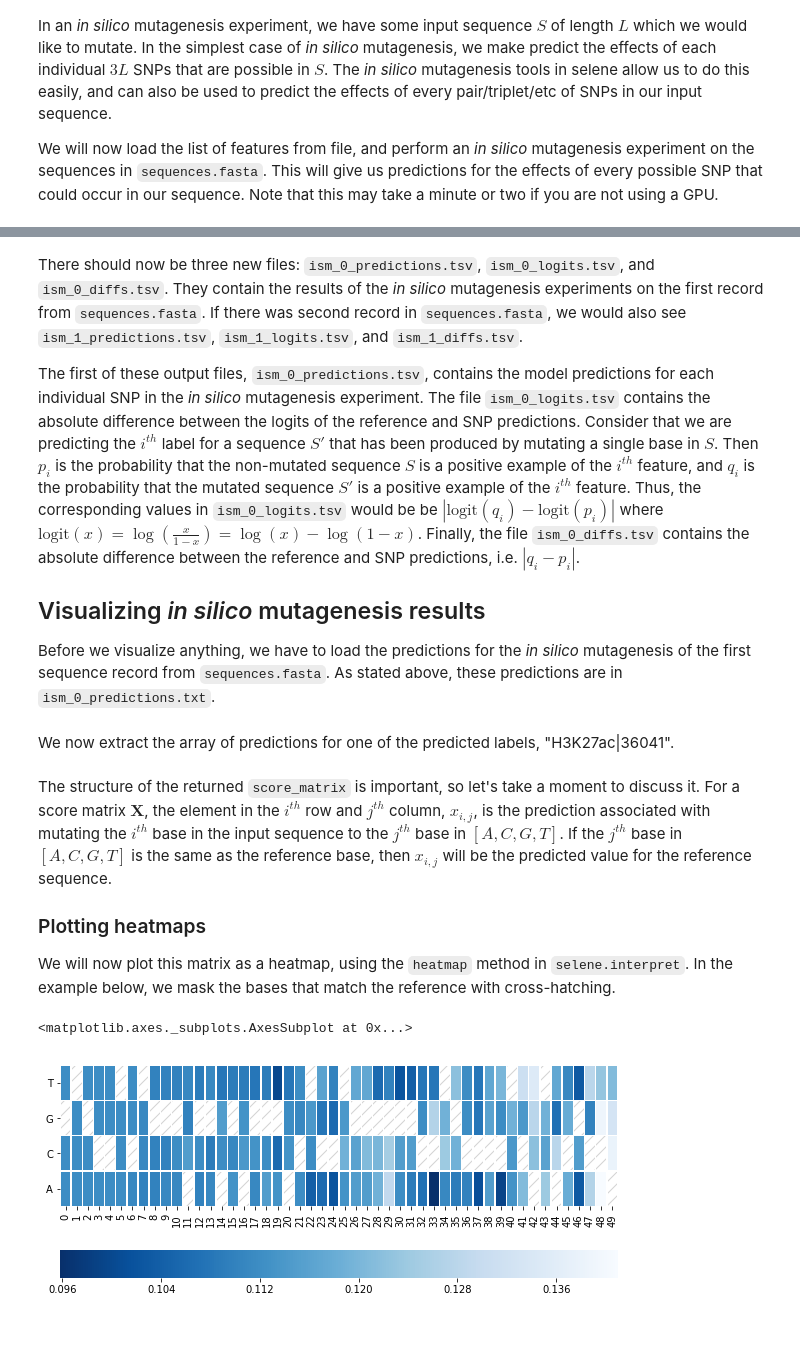
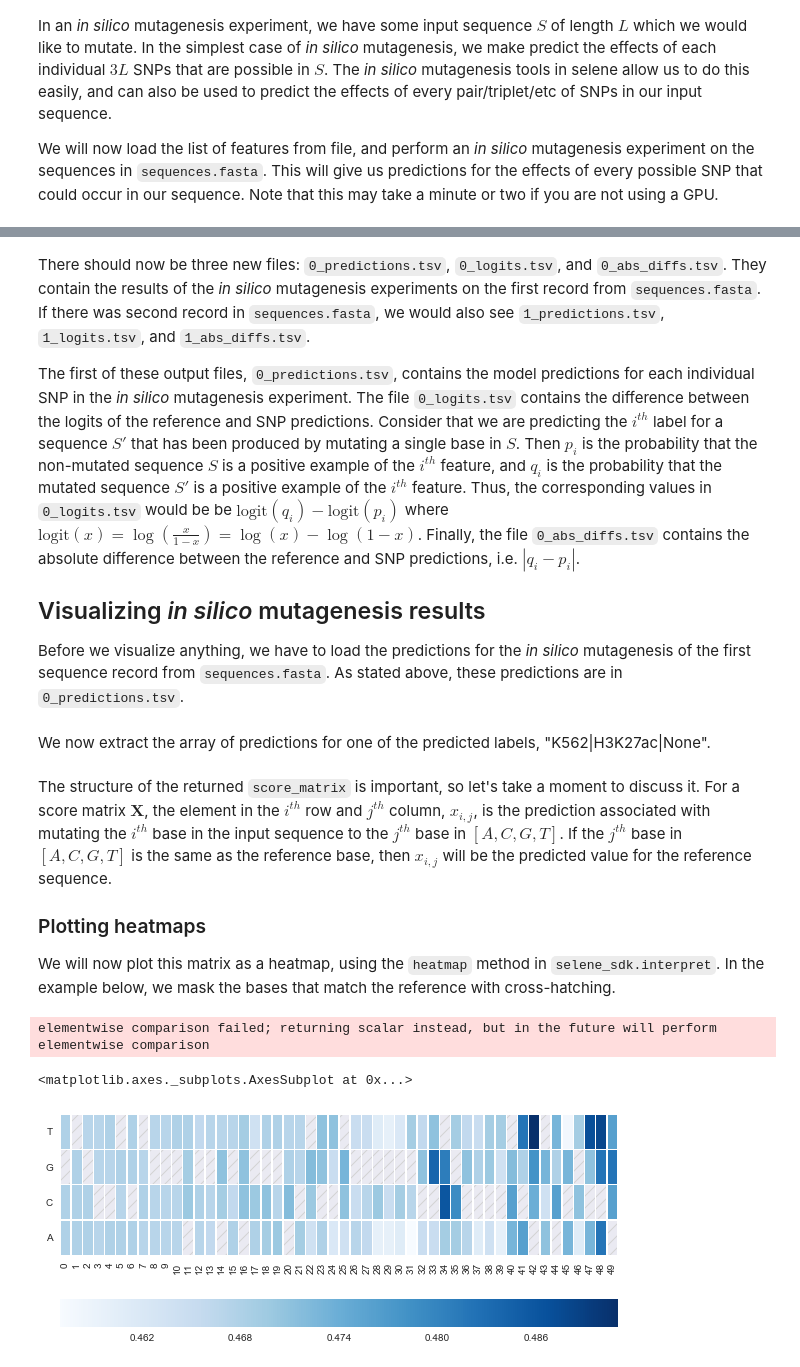
Before and after one commit to FunctionLab/selene, a Jupyter notebook: tutorials/analyzing_mutations_with_trained_models/analyzing_mutations_with_trained_models.ipynb, the cells around one changed output, grey strips where cells are left out. Drawn from its saved outputs; the diff is of its cells as text; code cells hidden in the pictures; blank space fills up the shorter version.

```diff
--- a/tutorials/analyzing_mutations_with_trained_models/analyzing_mutations_with_trained_models.ipynb
+++ b/tutorials/analyzing_mutations_with_trained_models/analyzing_mutations_with_trained_models.ipynb
@@ -71,44 +68,45 @@ analysis.in_silico_mutagenesis_from_file("sequences.fasta",
 # %% [markdown]
-There should now be three new files: `ism_0_predictions.tsv`, `ism_0_logits.tsv`, and `ism_0_diffs.tsv`.
+There should now be three new files: `0_predictions.tsv`, `0_logits.tsv`, and `0_abs_diffs.tsv`.
 They contain the results of the *in silico* mutagenesis experiments on the first record from `sequences.fasta`.
-If there was second record in `sequences.fasta`, we would also see `ism_1_predictions.tsv`, `ism_1_logits.tsv`, and `ism_1_diffs.tsv`.
+If there was second record in `sequences.fasta`, we would also see `1_predictions.tsv`, `1_logits.tsv`, and `1_abs_diffs.tsv`.
 
-The first of these output files, `ism_0_predictions.tsv`, contains the model predictions for each individual SNP in the *in silico* mutagenesis experiment.
-The file `ism_0_logits.tsv` contains the absolute difference between the logits of the reference and SNP predictions.
+The first of these output files, `0_predictions.tsv`, contains the model predictions for each individual SNP in the *in silico* mutagenesis experiment.
+The file `0_logits.tsv` contains the difference between the logits of the reference and SNP predictions.
 Consider that we are predicting the $i^{th}$ label for a sequence $S'$ that has been produced by mutating a single base in $S$.
 Then $p_i$ is the probability that the non-mutated sequence $S$ is a positive example of the $i^{th}$ feature, and $q_i$ is the probability that the mutated sequence $S'$ is a positive example of the $i^{th}$ feature.
-Thus, the corresponding values in `ism_0_logits.tsv` would be be $\left|\mathrm{logit}(q_i) -  \mathrm{logit}(p_i)\right|$ where $\mathrm{logit}(x) = \log\left(\frac{x}{1 - x}\right) = \log(x) - \log(1 - x)$.
-Finally, the file `ism_0_diffs.tsv` contains the absolute difference between the reference and SNP predictions, i.e. $\left|q_i - p_i\right|$.
+Thus, the corresponding values in `0_logits.tsv` would be be $\mathrm{logit}(q_i) -  \mathrm{logit}(p_i)$ where $\mathrm{logit}(x) = \log\left(\frac{x}{1 - x}\right) = \log(x) - \log(1 - x)$.
+Finally, the file `0_abs_diffs.tsv` contains the absolute difference between the reference and SNP predictions, i.e. $\left|q_i - p_i\right|$.
 
 ## Visualizing *in silico* mutagenesis results
-Before we visualize anything, we have to load the predictions for the *in silico* mutagenesis of the first sequence record from `sequences.fasta`. As stated above, these predictions are in `ism_0_predictions.txt`.
+Before we visualize anything, we have to load the predictions for the *in silico* mutagenesis of the first sequence record from `sequences.fasta`. As stated above, these predictions are in `0_predictions.tsv`.
 # %%
-from selene.interpret import ISMResult
+from selene_sdk.interpret import ISMResult
 
-ism = ISMResult.from_file("ism_0_predictions.tsv")
+ism = ISMResult.from_file("0_predictions.tsv")
 # %% [markdown]
-We now extract the array of predictions for one of the predicted labels, "H3K27ac|36041".
+We now extract the array of predictions for one of the predicted labels, "K562|H3K27ac|None".
 # %%
-score_matrix = ism.get_score_matrix_for("H3K27ac|36041")[:50,]
+score_matrix = ism.get_score_matrix_for("K562|H3K27ac|None")[:50,]
 # %% [markdown]
 The structure of the returned `score_matrix` is important, so let's take a moment to discuss it.
 For a score matrix $\mathbf{X}$, the element in the $i^{th}$ row and $j^{th}$ column, $x_{i, j}$, is the prediction associated with mutating the $i^{th}$ base in the input sequence to the $j^{th}$ base in $[A, C, G, T]$.
 If the $j^{th}$ base in $[A, C, G, T]$ is the same as the reference base, then $x_{i, j}$ will be the predicted value for the reference sequence.
 
 ### Plotting heatmaps
-We will now plot this matrix as a heatmap, using the `heatmap` method in `selene.interpret`.
+We will now plot this matrix as a heatmap, using the `heatmap` method in `selene_sdk.interpret`.
 In the example below, we mask the bases that match the reference with cross-hatching.
 # %%
 import matplotlib.pyplot as plt
-import selene.interpret
-from selene.sequences import Genome
+import selene_sdk.interpret
+from selene_sdk.sequences import Genome
 
 reference_encoding = Genome.sequence_to_encoding(ism.reference_sequence)[:50,] == 1.
 figure, (ax) = plt.subplots(1, 1, figsize=(10, 4))
 ax.patch.set(edgecolor="lightgrey", hatch="//")
-selene.interpret.heatmap(score_matrix, mask=reference_encoding, cbar=True, ax=ax, linewidth=0.5)
+selene_sdk.interpret.heatmap(score_matrix, mask=reference_encoding, cbar=True, ax=ax, linewidth=0.5)
 # %% [output]
-<matplotlib.axes._subplots.AxesSubplot at 0x...>
+elementwise comparison failed; returning scalar instead, but in the future will perform elementwise comparison
+<matplotlib.axes._subplots.AxesSubplot at 0x...>
-[figure, old version]
+[figure, new version]
 # %% [markdown]
 ### Plotting sequence logos
```
Also changed, not shown: parts of 8 cells of this notebook, 12 other files.
